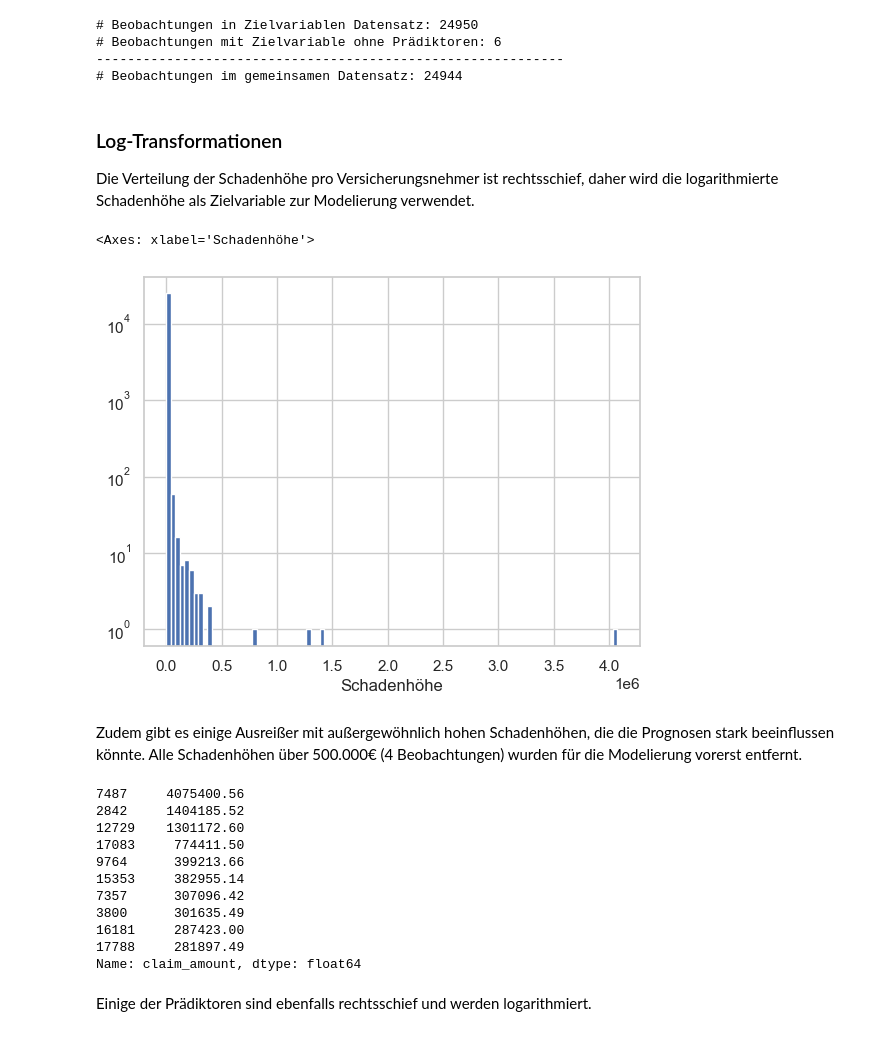
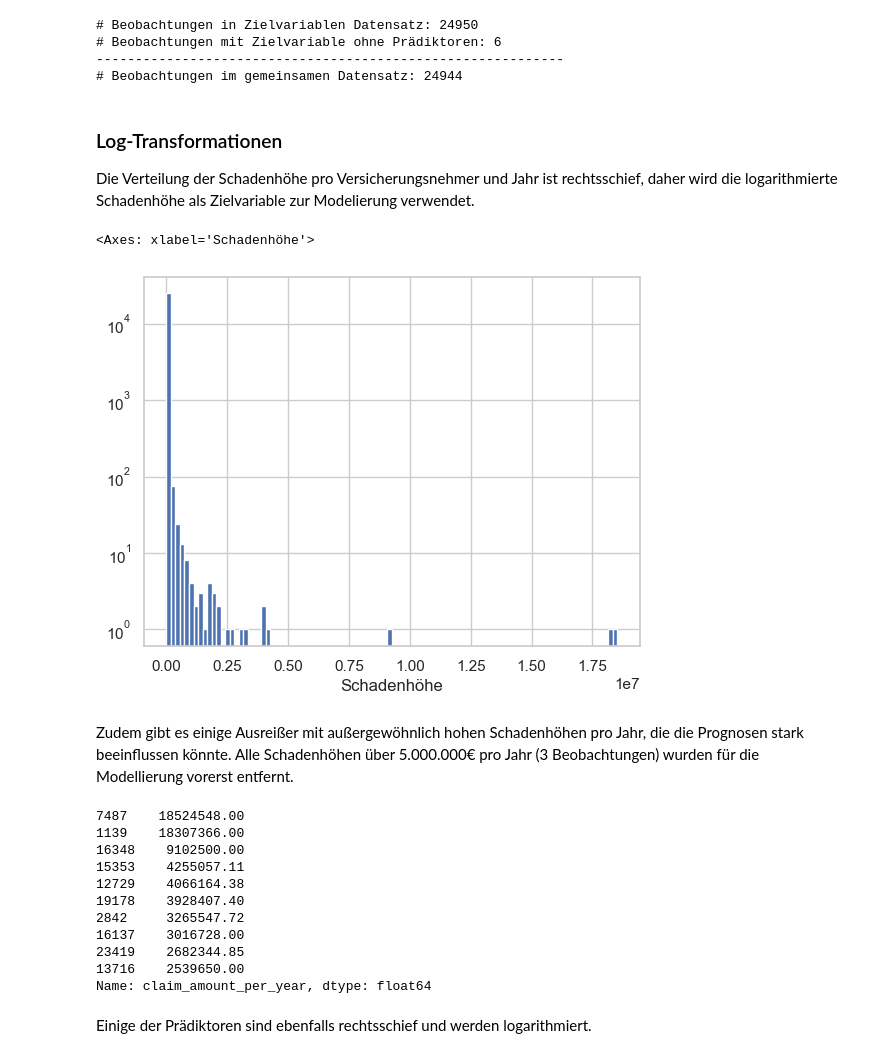
Before and after one commit to joel-beck/claims-prediction, a Jupyter notebook: presentation.ipynb, the cells around one changed output. Drawn from its saved outputs; the diff is of its cells as text; code cells hidden in the pictures.

```diff
--- a/presentation.ipynb
+++ b/presentation.ipynb
@@ -85,28 +119,28 @@ print("# Beobachtungen im gemeinsamen Datensatz:", len(df_complete))
 # %% [markdown]
 ### Log-Transformationen
 
- Die Verteilung der Schadenhöhe pro Versicherungsnehmer ist rechtsschief, daher wird die logarithmierte Schadenhöhe als Zielvariable zur Modelierung verwendet.
+ Die Verteilung der Schadenhöhe pro Versicherungsnehmer und Jahr ist rechtsschief, daher wird die logarithmierte Schadenhöhe als Zielvariable zur Modelierung verwendet.
 # %%
-df_complete["claim_amount"].plot.hist(bins=100, log=True, xlabel="Schadenhöhe", ylabel="")
+df_complete["claim_amount_per_year"].plot.hist(bins=100, log=True, xlabel="Schadenhöhe", ylabel="")
 # %% [output]
 <Axes: xlabel='Schadenhöhe'>
-[figure, old version]
+[figure, new version]
 # %% [markdown]
- Zudem gibt es einige Ausreißer mit außergewöhnlich hohen Schadenhöhen, die die Prognosen stark beeinflussen könnte. Alle Schadenhöhen über 500.000€ (4 Beobachtungen) wurden für die Modelierung vorerst entfernt.
+ Zudem gibt es einige Ausreißer mit außergewöhnlich hohen Schadenhöhen pro Jahr, die die Prognosen stark beeinflussen könnte. Alle Schadenhöhen über 5.000.000€ pro Jahr (3 Beobachtungen) wurden für die Modellierung vorerst entfernt.
 # %%
-df_complete["claim_amount"].sort_values(ascending=False).head(10)
+df_complete["claim_amount_per_year"].sort_values(ascending=False).head(10)
 # %% [output]
-7487     4075400.56
-2842     1404185.52
-12729    1301172.60
-17083     774411.50
-9764      399213.66
-15353     382955.14
-7357      307096.42
-3800      301635.49
-16181     287423.00
-17788     281897.49
-Name: claim_amount, dtype: float64
+7487    18524548.00
+1139    18307366.00
+16348    9102500.00
+15353    4255057.11
+12729    4066164.38
+19178    3928407.40
+2842     3265547.72
+16137    3016728.00
+23419    2682344.85
+13716    2539650.00
+Name: claim_amount_per_year, dtype: float64
 # %% [markdown]
  Einige der Prädiktoren sind ebenfalls rechtsschief und werden logarithmiert.
 # %%
```
Also changed, not shown: parts of 11 cells of this notebook, 3 other files.
